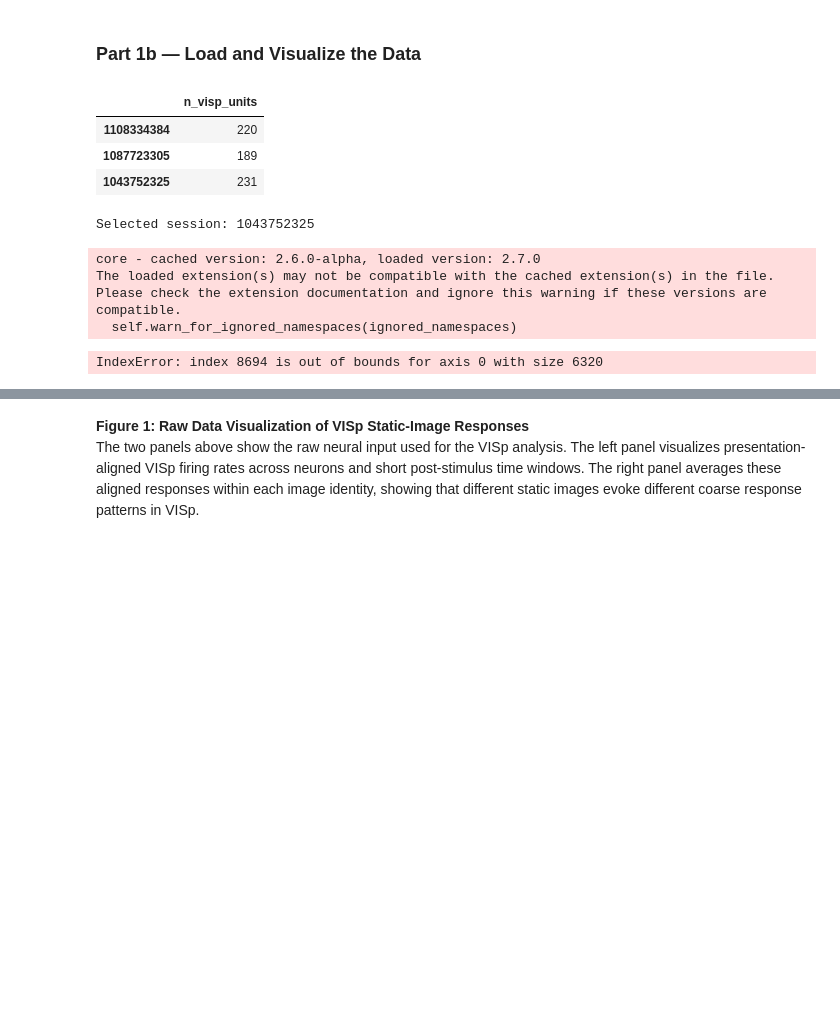
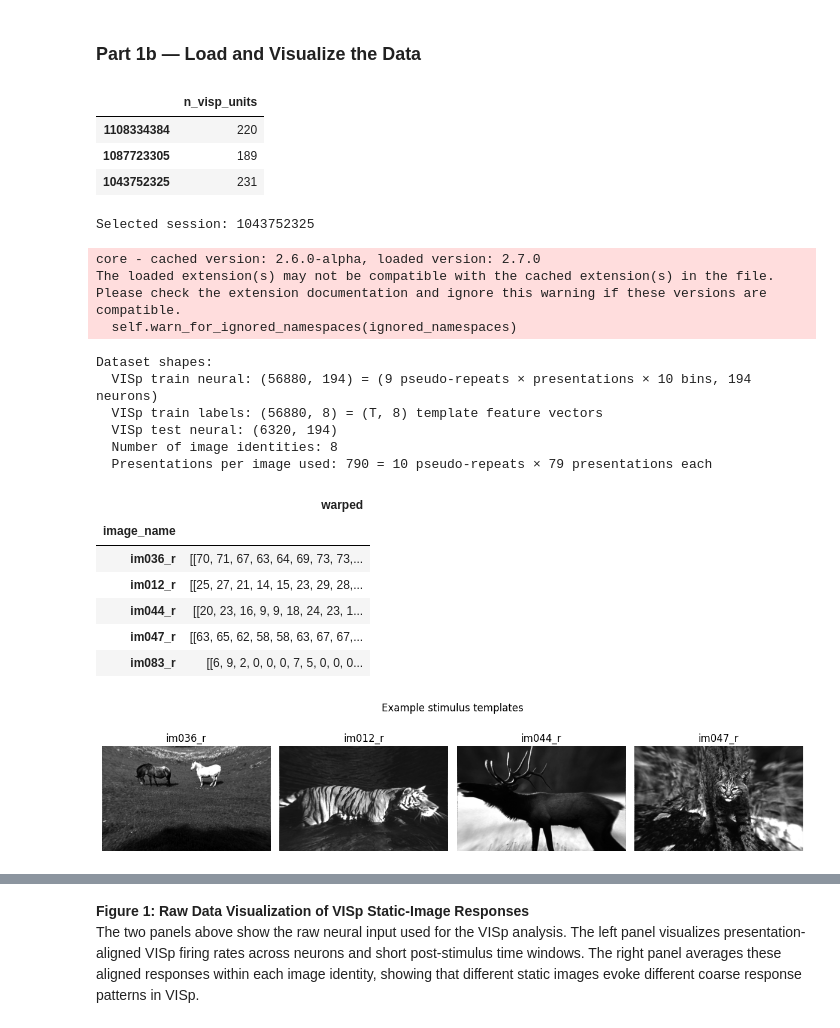
Before and after one commit to adrianylee/BIPN-162-Final-Project, a Jupyter notebook: VISp_Static_Image_CEBRA_Replication_Style.ipynb, the cells around one changed output, grey strips where cells are left out. Drawn from its saved outputs; the diff is of its cells as text; code cells hidden in the pictures; blank space fills up the shorter version.

Commit message:
Update VISp static image CEBRA notebook

```diff
--- a/VISp_Static_Image_CEBRA_Replication_Style.ipynb
+++ b/VISp_Static_Image_CEBRA_Replication_Style.ipynb
@@ -153,9 +147,9 @@ if usable_count < 10:
     raise ValueError("Not enough repeated presentations per image to build 10 pseudo-repeats.")
 
 stim_balanced = (
-    stim.groupby("image_name", group_keys=False)
-    .sample(n=usable_count, random_state=seed)
-    .sort_values(["image_name", "start_time"])
+    stim_balanced
+    .sort_values(["repeat_block", "image_name", "start_time"])
+    .reset_index(drop=True)
     .copy()
 )
 
@@ -281,7 +275,38 @@ Selected session: 1043752325
 core - cached version: 2.6.0-alpha, loaded version: 2.7.0
 The loaded extension(s) may not be compatible with the cached extension(s) in the file. Please check the extension documentation and ignore this warning if these versions are compatible.
   self.warn_for_ignored_namespaces(ignored_namespaces)
-IndexError: index 8694 is out of bounds for axis 0 with size 6320
+Dataset shapes:
+  VISp train neural: (56880, 194) = (9 pseudo-repeats × presentations × 10 bins, 194 neurons)
+  VISp train labels: (56880, 8) = (T, 8) template feature vectors
+  VISp test neural: (6320, 194)
+  Number of image identities: 8
+  Presentations per image used: 790 = 10 pseudo-repeats × 79 presentations each
+# %%
+templates = session.stimulus_templates.copy()
+
+display(templates.drop(columns=["unwarped"], errors="ignore").head())
+
+if "warped" in templates.columns:
+    image_names = templates.index[:4]
+    fig, axes = plt.subplots(1, len(image_names), figsize=(12, 3))
+
+    for ax, img_name in zip(axes, image_names):
+        ax.imshow(templates.loc[img_name, "warped"], cmap="gray")
+        ax.set_title(str(img_name))
+        ax.axis("off")
+
+    plt.suptitle("Example stimulus templates")
+    plt.tight_layout()
+    plt.show()
+# %% [output]
+|  | warped |
+| image_name |  |
+| im036_r | [[70, 71, 67, 63, 64, 69, 73, 73,... |
+| im012_r | [[25, 27, 21, 14, 15, 23, 29, 28,... |
+| im044_r | [[20, 23, 16, 9, 9, 18, 24, 23, 1... |
+| im047_r | [[63, 65, 62, 58, 58, 63, 67, 67,... |
+| im083_r | [[6, 9, 2, 0, 0, 0, 7, 5, 0, 0, 0... |
+[figure, added]
 # %%
 # Visualizing Raw Neural Activity in a similar way to the replication
 
```
Also changed, not shown: parts of 11 cells of this notebook.
